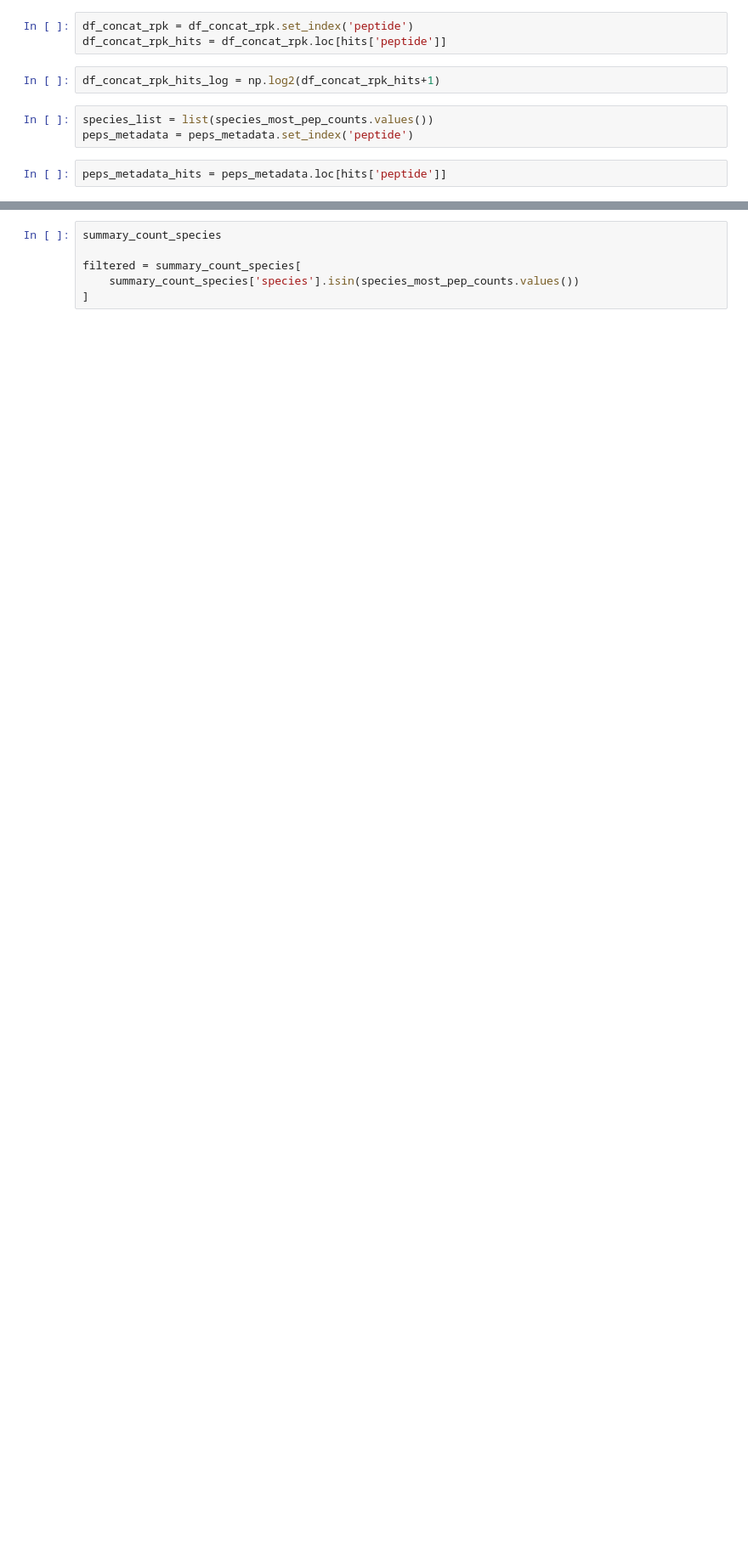
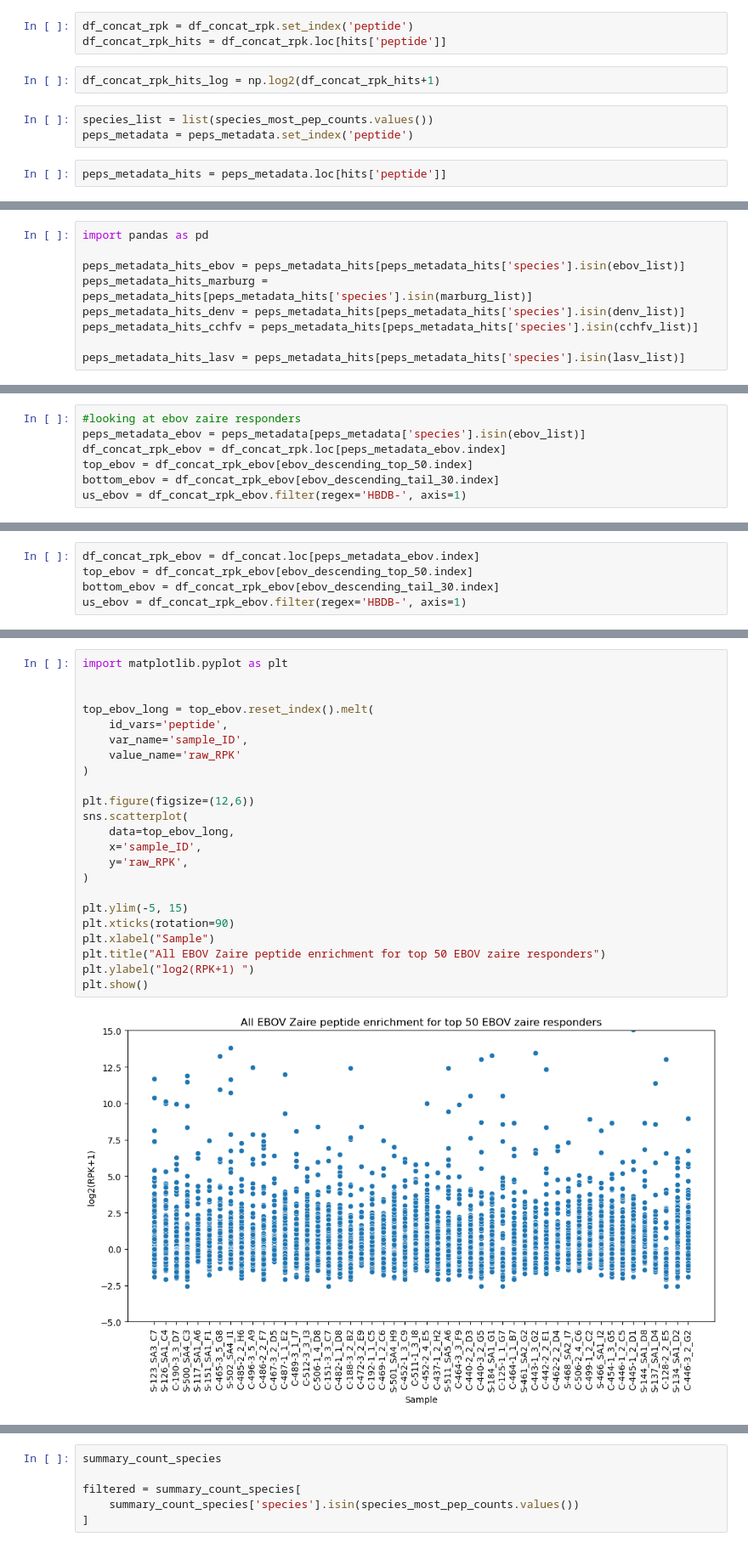
Before and after one commit to sporak577/lasv_phipseq_2026, a Jupyter notebook: Figure_viral_species_individual_thresholds_top_hits.ipynb, the cells around one changed output, grey strips where cells are left out. Shown at 85% size. Saved outputs shown, nothing was run; the diff lists cells and outputs as text; blank space fills up the shorter version.

```diff
--- a/Figure_viral_species_individual_thresholds_top_hits.ipynb
+++ b/Figure_viral_species_individual_thresholds_top_hits.ipynb
@@ -452,0 +521,9 @@ df_concat
+# %%
+import pandas as pd
+
+peps_metadata_hits_ebov = peps_metadata_hits[peps_metadata_hits['species'].isin(ebov_list)]
+peps_metadata_hits_marburg = peps_metadata_hits[peps_metadata_hits['species'].isin(marburg_list)]
+peps_metadata_hits_denv = peps_metadata_hits[peps_metadata_hits['species'].isin(denv_list)]
+peps_metadata_hits_cchfv = peps_metadata_hits[peps_metadata_hits['species'].isin(cchfv_list)]
+
+peps_metadata_hits_lasv = peps_metadata_hits[peps_metadata_hits['species'].isin(lasv_list)]
@@ -452,0 +563,7 @@ df_concat
+# %%
+#looking at ebov zaire responders
+peps_metadata_ebov = peps_metadata[peps_metadata['species'].isin(ebov_list)]
+df_concat_rpk_ebov = df_concat_rpk.loc[peps_metadata_ebov.index]
+top_ebov = df_concat_rpk_ebov[ebov_descending_top_50.index]
+bottom_ebov = df_concat_rpk_ebov[ebov_descending_tail_30.index]
+us_ebov = df_concat_rpk_ebov.filter(regex='HBDB-', axis=1)
@@ -452,0 +575,5 @@ df_concat
+# %%
+df_concat_rpk_ebov = df_concat.loc[peps_metadata_ebov.index]
+top_ebov = df_concat_rpk_ebov[ebov_descending_top_50.index]
+bottom_ebov = df_concat_rpk_ebov[ebov_descending_tail_30.index]
+us_ebov = df_concat_rpk_ebov.filter(regex='HBDB-', axis=1)
@@ -452,0 +616,25 @@ df_concat
+# %%
+import matplotlib.pyplot as plt
+
+
+top_ebov_long = top_ebov.reset_index().melt(
+    id_vars='peptide',
+    var_name='sample_ID',
+    value_name='raw_RPK'
+)
+
+plt.figure(figsize=(12,6))
+sns.scatterplot(
+    data=top_ebov_long,
+    x='sample_ID',
+    y='raw_RPK',
+)
+
+plt.ylim(-5, 15)
+plt.xticks(rotation=90)
+plt.xlabel("Sample")
+plt.title("All EBOV Zaire peptide enrichment for top 50 EBOV zaire responders")
+plt.ylabel("log2(RPK+1) ")
+plt.show()
+# %% [output]
+[figure, added]
```
Also changed, not shown: parts of 43 cells of this notebook, 26 other files.
